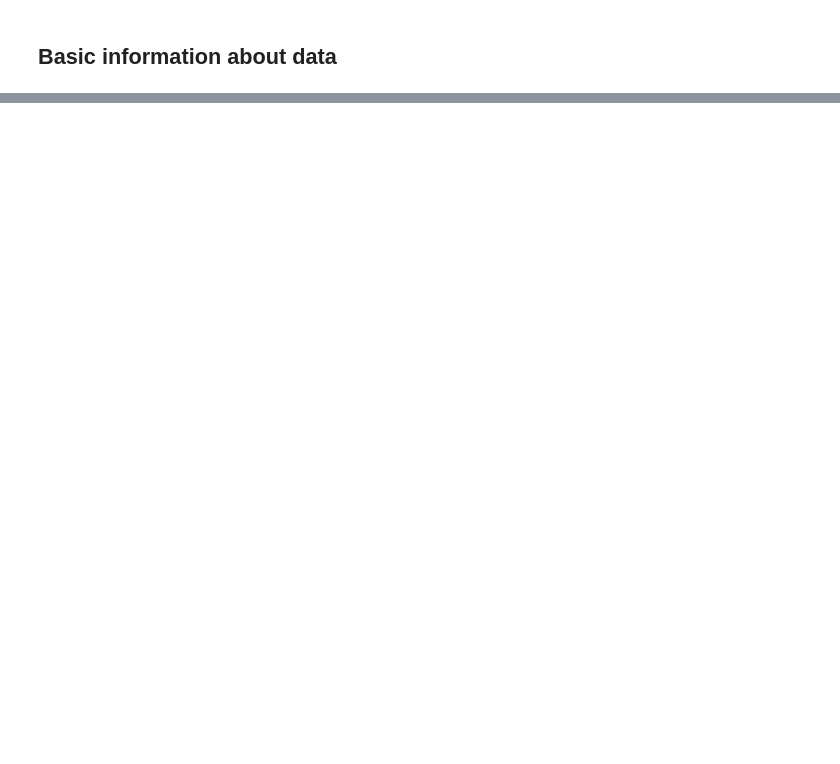
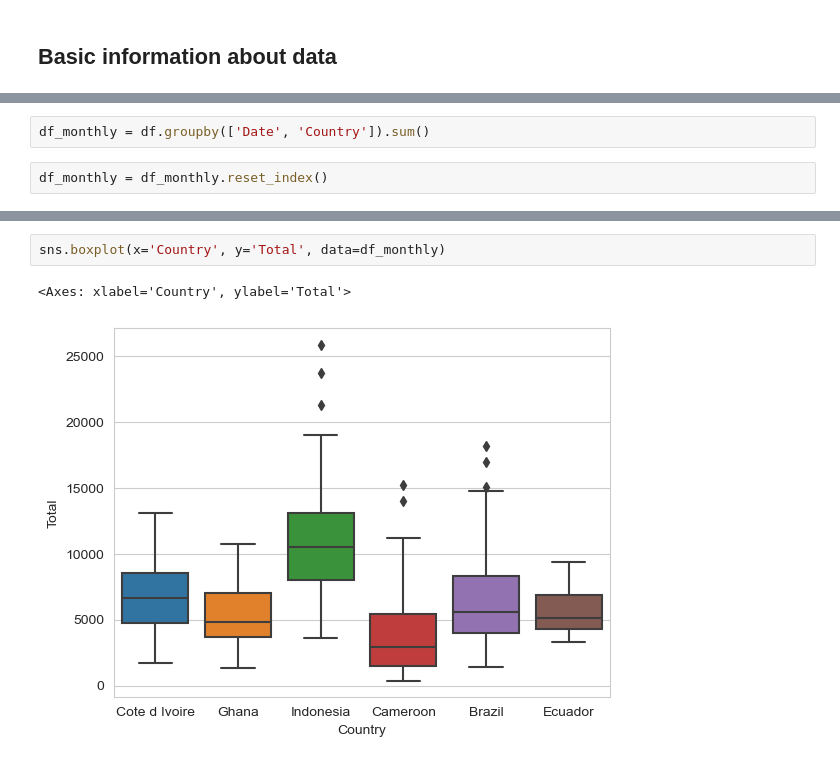
Before and after one commit to Global-sourcing-analytics/Cocoa-yield-forecast, a Jupyter notebook: src/EDA_pod.ipynb, the cells around one changed output, grey strips where cells are left out. Cells and saved outputs as stored; diff of their text form; blank space fills up the shorter version.

```diff
--- a/src/EDA_pod.ipynb
+++ b/src/EDA_pod.ipynb
@@ -132,0 +206,4 @@ df[['Total']].boxplot()
+# %%
+df_monthly = df.groupby(['Date', 'Country']).sum()
+# %%
+df_monthly = df_monthly.reset_index()
@@ -132,0 +226,5 @@ df[['Total']].boxplot()
+# %%
+sns.boxplot(x='Country', y='Total', data=df_monthly)
+# %% [output]
+<Axes: xlabel='Country', ylabel='Total'>
+[figure, added]
```
Also changed, not shown: parts of 55 cells of this notebook, 29 other files.
